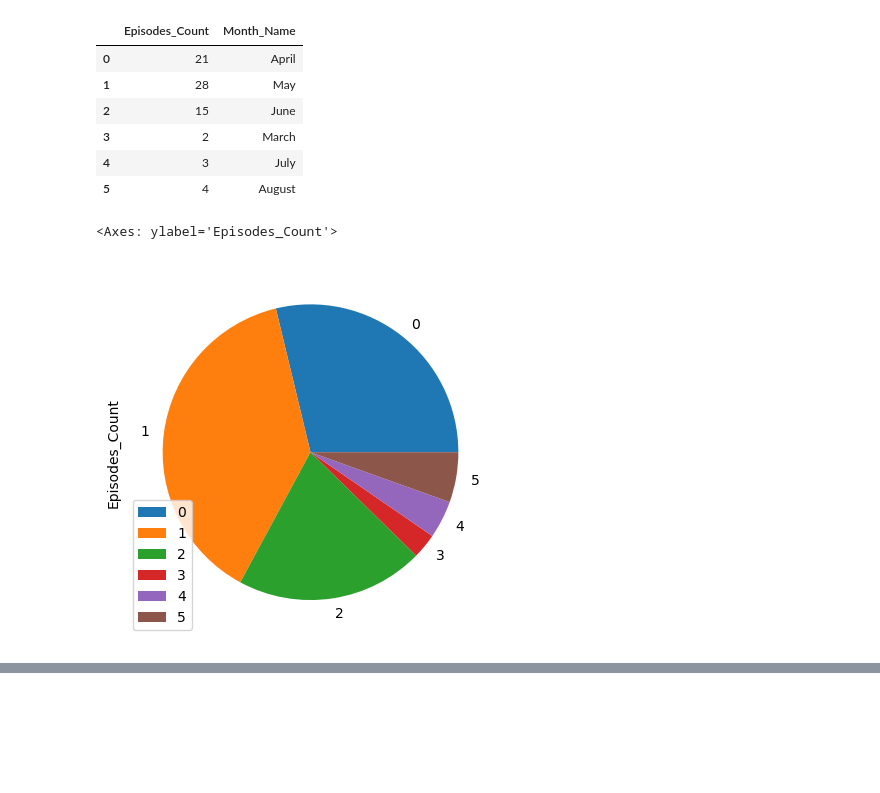
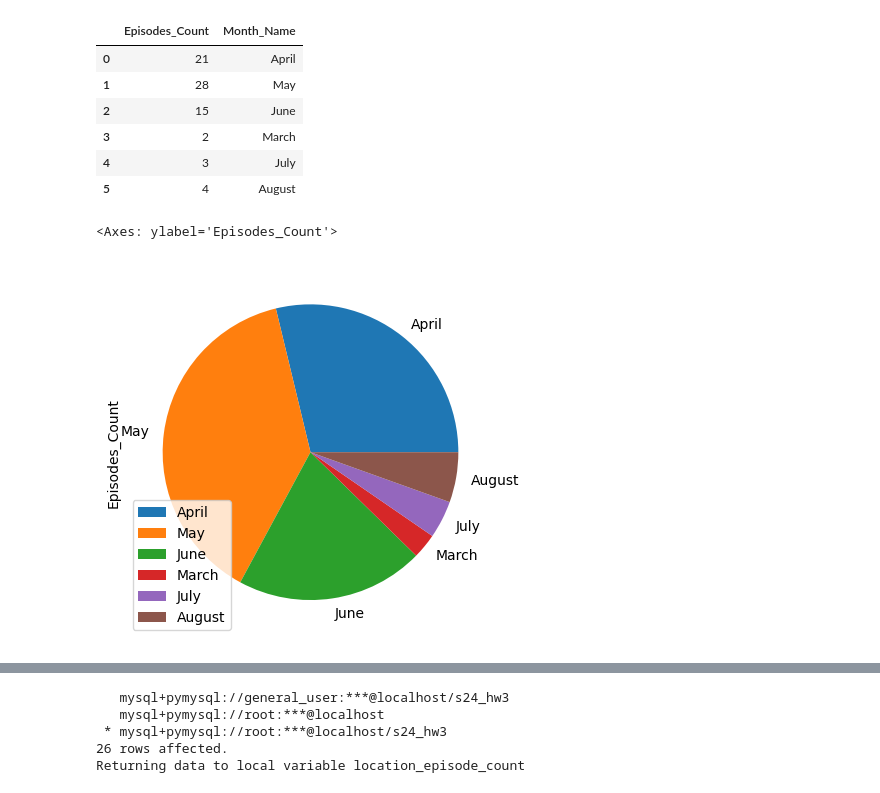
Before and after one commit to avahajr/W4111-Intro-to-Databases-Spring-2024, a Jupyter notebook: Homework/HW3/S24-W4111-HW3.ipynb, the cells around one changed output, grey strips where cells are left out. Saved outputs shown, nothing was run; the diff lists cells and outputs as text; code cells hidden in the pictures; blank space fills up the shorter version.

```diff
--- a/Homework/HW3/S24-W4111-HW3.ipynb
+++ b/Homework/HW3/S24-W4111-HW3.ipynb
@@ -955,10 +955,12 @@ episodes_per_month
 # %%
 # TODO: visualization
 
-episodes_per_month.plot.pie(y="Episodes_Count")
+episodes_per_month.plot(
+    kind="pie", y="Episodes_Count", labels=episodes_per_month["Month_Name"]
+)
 # %% [output]
 <Axes: ylabel='Episodes_Count'>
-[figure, old version]
+[figure, new version]
 # %% [markdown]
 ## DV2
 
@@ -973,6 +975,17 @@ episodes_per_month.plot.pie(y="Episodes_Count")
 %%sql
 
 location_episode_count <<
+SELECT COUNT(DISTINCT CONCAT(seasonNum, ",", episodeNum)) as episodeCount,
+       sceneLocation
+FROM episodes_scenes
+GROUP BY sceneLocation
+ORDER BY episodeCount desc;
+# %% [output]
+   mysql+pymysql://general_user:***@localhost/s24_hw3
+   mysql+pymysql://root:***@localhost
+ * mysql+pymysql://root:***@localhost/s24_hw3
+26 rows affected.
+Returning data to local variable location_episode_count
 # %%
 # SQL output
 
```
Also changed, not shown: parts of 2 cells of this notebook.
